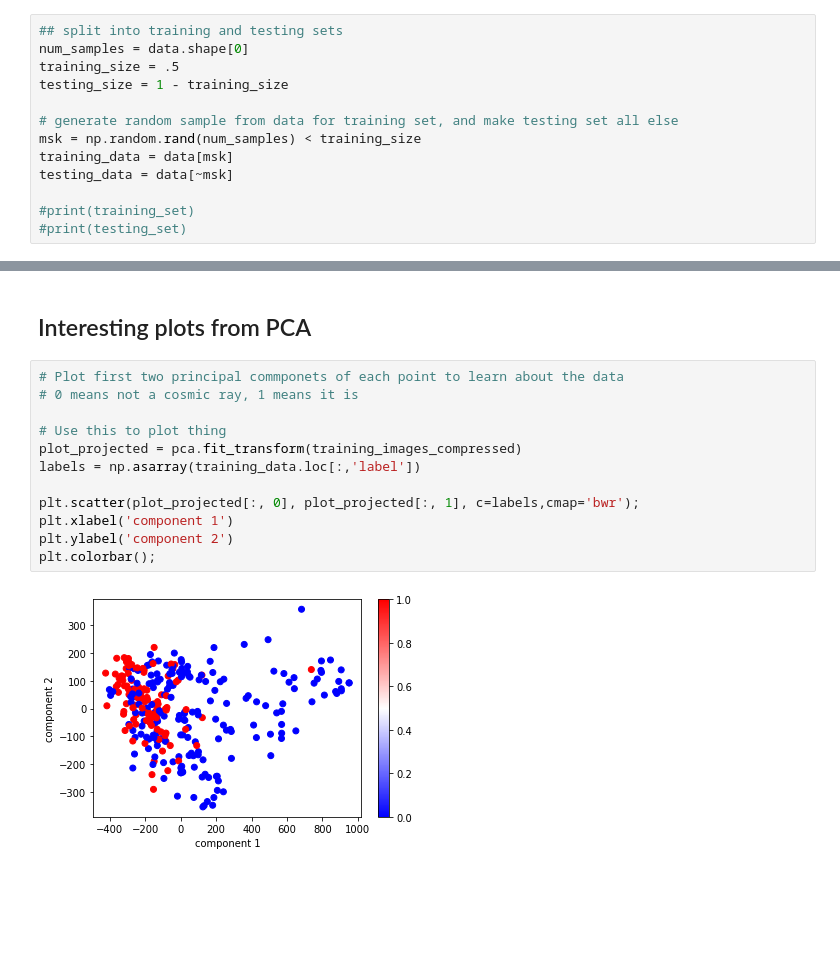
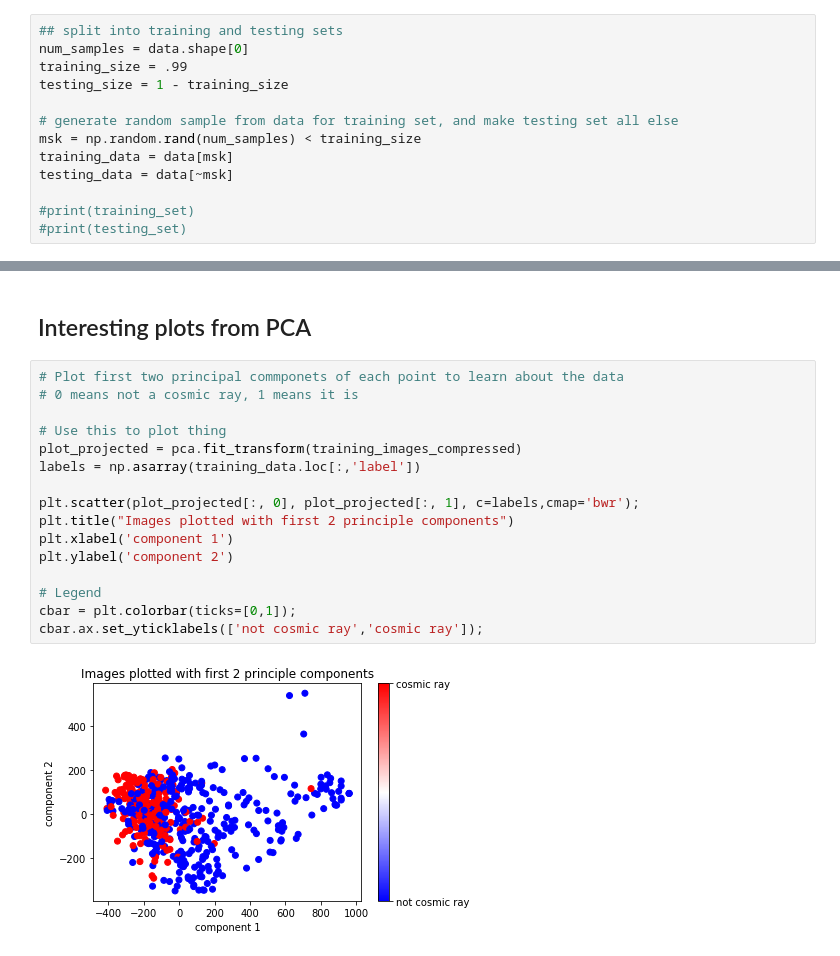
Before and after one commit to charlievweiss/astrostats_finalproject, a Jupyter notebook: data_analysis.ipynb, the cells around one changed output, grey strips where cells are left out. Cells and saved outputs as stored; diff of their text form; blank space fills up the shorter version.

Commit message:
saved good figures from PCA

```diff
--- a/data_analysis.ipynb
+++ b/data_analysis.ipynb
@@ -46,7 +46,7 @@ data['image'] = pd.Series(images, index=data.index)
 # %%
 ## split into training and testing sets
 num_samples = data.shape[0]
-training_size = .5
+training_size = .99
 testing_size = 1 - training_size
 
 # generate random sample from data for training set, and make testing set all else
@@ -106,17 +106,21 @@ print(plot_projected.shape)
 # %%
 # Plot first two principal commponets of each point to learn about the data
 # 0 means not a cosmic ray, 1 means it is
 
 # Use this to plot thing
 plot_projected = pca.fit_transform(training_images_compressed)
 labels = np.asarray(training_data.loc[:,'label'])
 
 plt.scatter(plot_projected[:, 0], plot_projected[:, 1], c=labels,cmap='bwr');
+plt.title("Images plotted with first 2 principle components")
 plt.xlabel('component 1')
 plt.ylabel('component 2')
-plt.colorbar();
+
+# Legend
+cbar = plt.colorbar(ticks=[0,1]);
+cbar.ax.set_yticklabels(['not cosmic ray','cosmic ray']);
 # %% [output]
-[figure, old version]
+[figure, new version]
 # %%
 # See how much info each projection preserves
 
```
Also changed, not shown: parts of 5 cells of this notebook.
